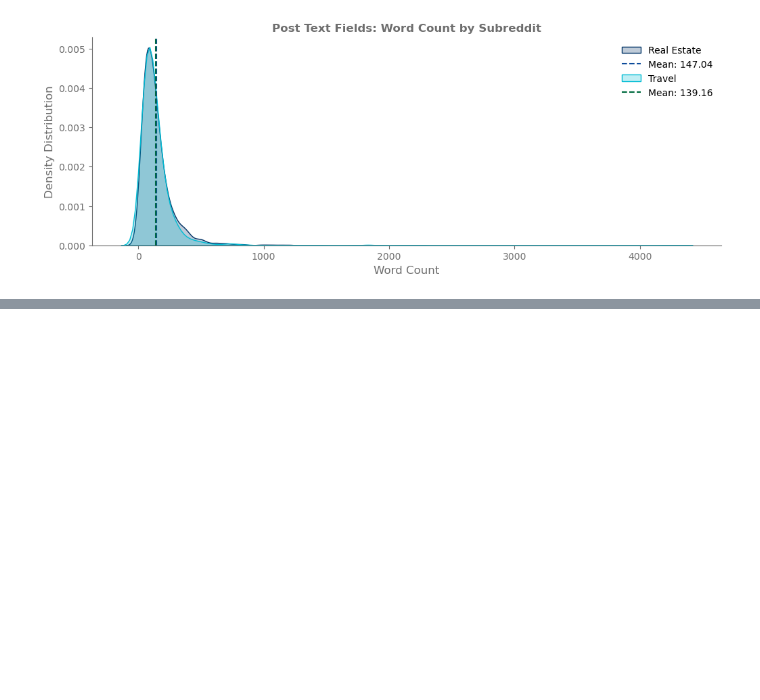
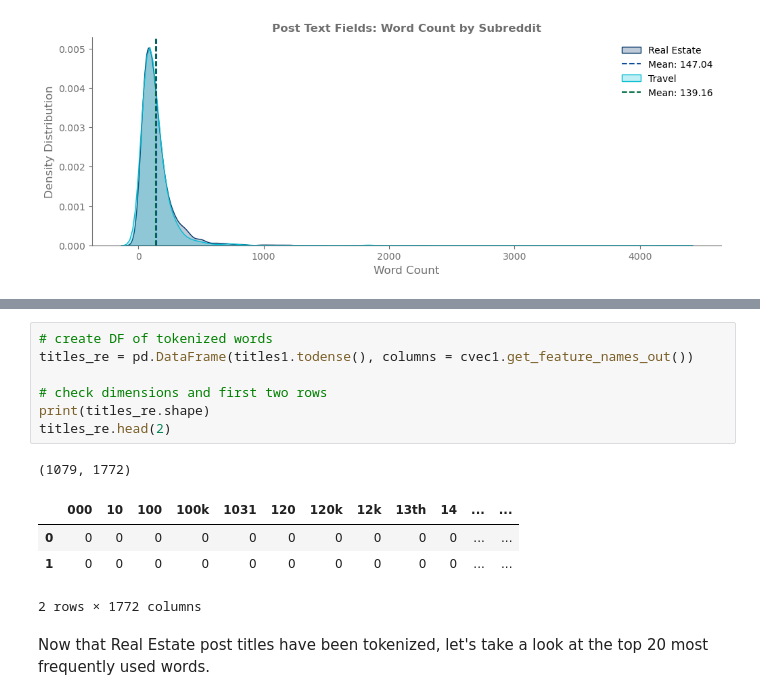
Before and after one commit to fuegoulloa/reddit-NLP-classification, a Jupyter notebook: code/02_EDA_and_Visualizations.ipynb, the cells around one changed output, grey strips where cells are left out. Saved outputs shown, nothing was run; the diff lists cells and outputs as text; blank space fills up the shorter version.

```diff
--- a/code/02_EDA_and_Visualizations.ipynb
+++ b/code/02_EDA_and_Visualizations.ipynb
@@ -336,0 +405,15 @@ plot_density(col = 'post_text_wc',
+# %%
+# create DF of tokenized words
+titles_re = pd.DataFrame(titles1.todense(), columns = cvec1.get_feature_names_out())
+
+# check dimensions and first two rows
+print(titles_re.shape)
+titles_re.head(2)
+# %% [output]
+(1079, 1772)
+|  | 000 | 10 | 100 | 100k | 1031 | 120 | 120k | 12k | 13th | 14 | ... | ... |
+| 0 | 0 | 0 | 0 | 0 | 0 | 0 | 0 | 0 | 0 | 0 | ... | ... |
+| 1 | 0 | 0 | 0 | 0 | 0 | 0 | 0 | 0 | 0 | 0 | ... | ... |
+2 rows × 1772 columns
+# %% [markdown]
+Now that Real Estate post titles have been tokenized, let's take a look at the top 20 most frequently used words.
```
Also changed, not shown: parts of 19 cells of this notebook.
